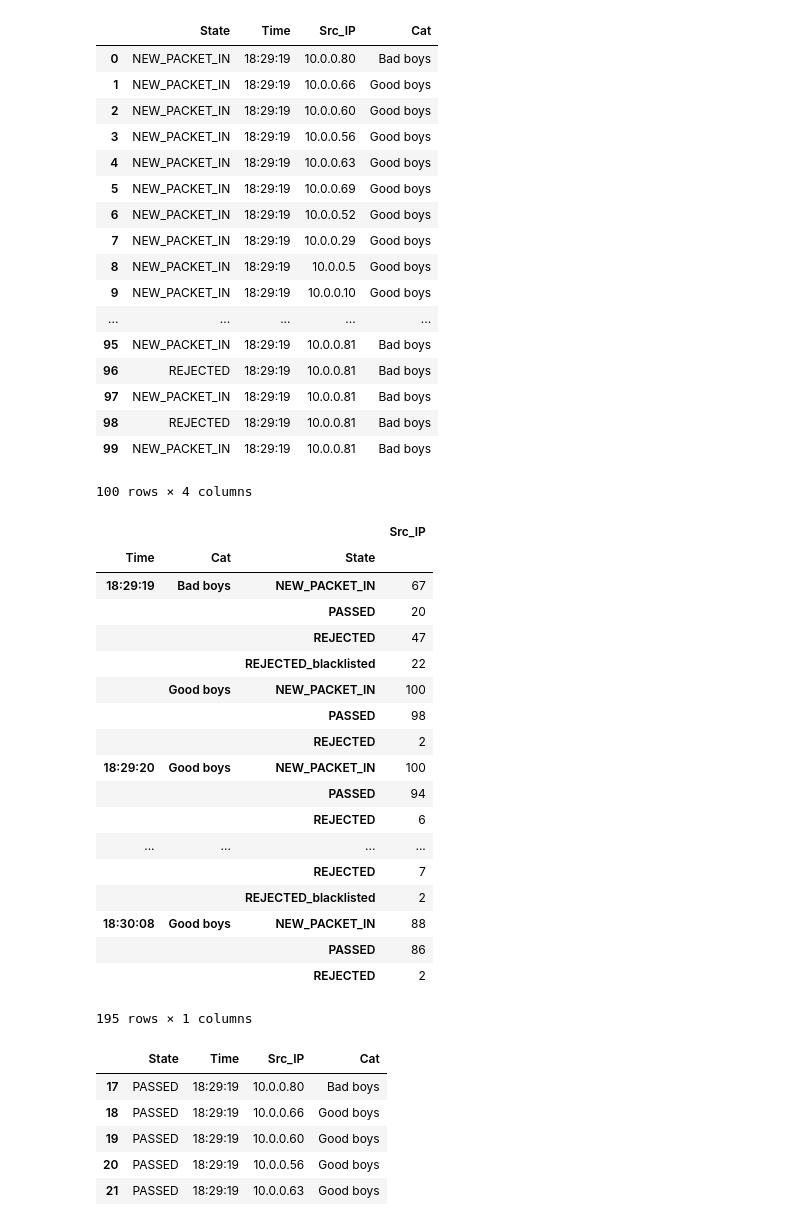
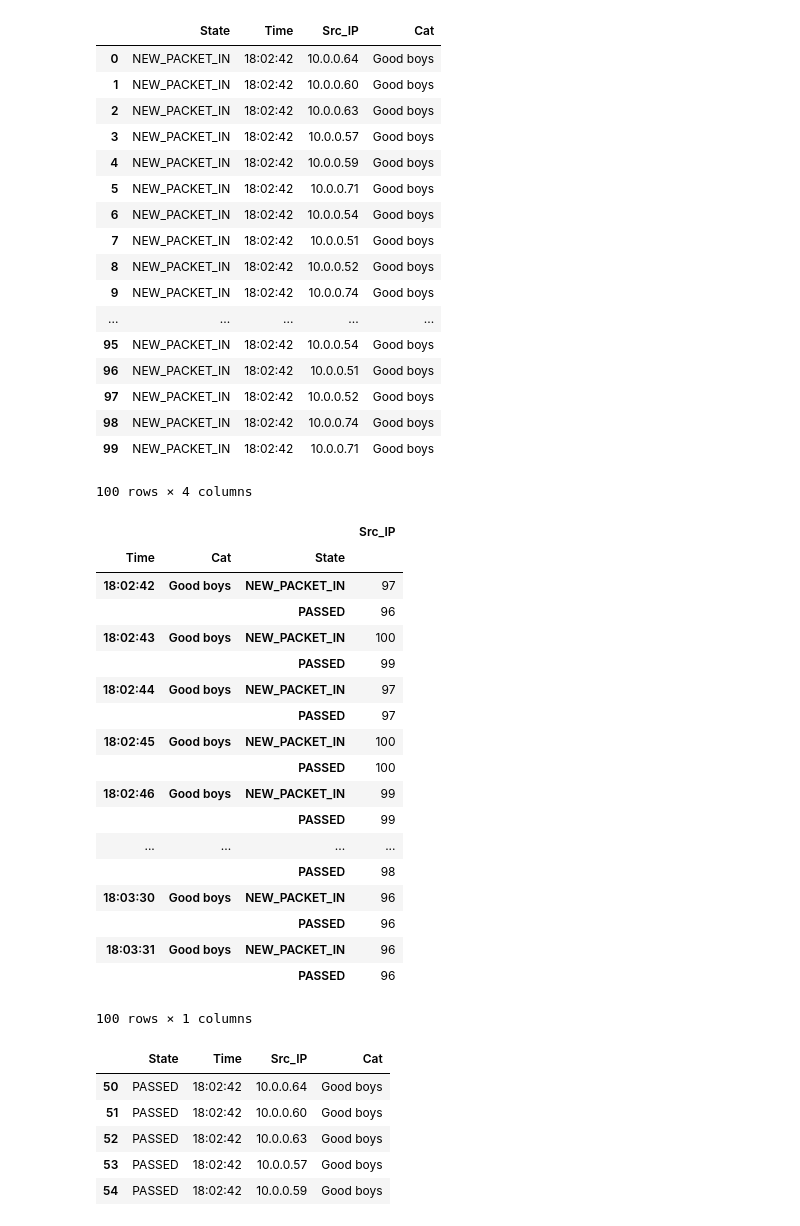
Before and after one commit to BarboraCelesova/DP-SecuritySDN, a Jupyter notebook: makeStatisticsJupyter.ipynb, the cells around one changed output. Saved outputs shown, nothing was run; the diff lists cells and outputs as text; code cells hidden in the pictures.

```diff
--- a/makeStatisticsJupyter.ipynb
+++ b/makeStatisticsJupyter.ipynb
@@ -2,6 +4,7 @@
 import pandas as pd
 import numpy as np
 # %%
-data = pd.read_csv("/home/barbora/PycharmProjects/DP-SecuritySDN/Wave4.txt", delimiter=" ")
+data = pd.read_csv("/home/barbora/PycharmProjects/DP-SecuritySDN/xTS_5_1_Specter.txt", delimiter=" ")
 data.head(10)
+data.groupby('State').sum()
 # %% [output]
@@ -79,20 +71,20 @@ data.loc[data['Src_IP'].isin(['10.0.0.80', '10.0.0.81', '10.0.0.82', '10.0.0.83'
 data.head(100)
 # %% [output]
 |  | State | Time | Src_IP | Cat |
-| 0 | NEW_PACKET_IN | 18:29:19 | 10.0.0.80 | Bad boys |
-| 1 | NEW_PACKET_IN | 18:29:19 | 10.0.0.66 | Good boys |
-| 2 | NEW_PACKET_IN | 18:29:19 | 10.0.0.60 | Good boys |
-| 3 | NEW_PACKET_IN | 18:29:19 | 10.0.0.56 | Good boys |
-| 4 | NEW_PACKET_IN | 18:29:19 | 10.0.0.63 | Good boys |
-| 5 | NEW_PACKET_IN | 18:29:19 | 10.0.0.69 | Good boys |
-| 6 | NEW_PACKET_IN | 18:29:19 | 10.0.0.52 | Good boys |
-| 7 | NEW_PACKET_IN | 18:29:19 | 10.0.0.29 | Good boys |
-| 8 | NEW_PACKET_IN | 18:29:19 | 10.0.0.5 | Good boys |
-| 9 | NEW_PACKET_IN | 18:29:19 | 10.0.0.10 | Good boys |
+| 0 | NEW_PACKET_IN | 18:02:42 | 10.0.0.64 | Good boys |
+| 1 | NEW_PACKET_IN | 18:02:42 | 10.0.0.60 | Good boys |
+| 2 | NEW_PACKET_IN | 18:02:42 | 10.0.0.63 | Good boys |
+| 3 | NEW_PACKET_IN | 18:02:42 | 10.0.0.57 | Good boys |
+| 4 | NEW_PACKET_IN | 18:02:42 | 10.0.0.59 | Good boys |
+| 5 | NEW_PACKET_IN | 18:02:42 | 10.0.0.71 | Good boys |
+| 6 | NEW_PACKET_IN | 18:02:42 | 10.0.0.54 | Good boys |
+| 7 | NEW_PACKET_IN | 18:02:42 | 10.0.0.51 | Good boys |
+| 8 | NEW_PACKET_IN | 18:02:42 | 10.0.0.52 | Good boys |
+| 9 | NEW_PACKET_IN | 18:02:42 | 10.0.0.74 | Good boys |
 | ... | ... | ... | ... | ... |
-| 95 | NEW_PACKET_IN | 18:29:19 | 10.0.0.81 | Bad boys |
-| 96 | REJECTED | 18:29:19 | 10.0.0.81 | Bad boys |
-| 97 | NEW_PACKET_IN | 18:29:19 | 10.0.0.81 | Bad boys |
-| 98 | REJECTED | 18:29:19 | 10.0.0.81 | Bad boys |
-| 99 | NEW_PACKET_IN | 18:29:19 | 10.0.0.81 | Bad boys |
+| 95 | NEW_PACKET_IN | 18:02:42 | 10.0.0.54 | Good boys |
+| 96 | NEW_PACKET_IN | 18:02:42 | 10.0.0.51 | Good boys |
+| 97 | NEW_PACKET_IN | 18:02:42 | 10.0.0.52 | Good boys |
+| 98 | NEW_PACKET_IN | 18:02:42 | 10.0.0.74 | Good boys |
+| 99 | NEW_PACKET_IN | 18:02:42 | 10.0.0.71 | Good boys |
 100 rows × 4 columns
@@ -104,34 +93,34 @@ data.groupby(['Time', 'Cat', 'State']).count()
 # %% [output]
 |  |  |  | Src_IP |
 | Time | Cat | State |  |
-| 18:29:19 | Bad boys | NEW_PACKET_IN | 67 |
-|  |  | PASSED | 20 |
-|  |  | REJECTED | 47 |
-|  |  | REJECTED_blacklisted | 22 |
-|  | Good boys | NEW_PACKET_IN | 100 |
+| 18:02:42 | Good boys | NEW_PACKET_IN | 97 |
+|  |  | PASSED | 96 |
+| 18:02:43 | Good boys | NEW_PACKET_IN | 100 |
+|  |  | PASSED | 99 |
+| 18:02:44 | Good boys | NEW_PACKET_IN | 97 |
+|  |  | PASSED | 97 |
+| 18:02:45 | Good boys | NEW_PACKET_IN | 100 |
+|  |  | PASSED | 100 |
+| 18:02:46 | Good boys | NEW_PACKET_IN | 99 |
+|  |  | PASSED | 99 |
+| ... | ... | ... | ... |
 |  |  | PASSED | 98 |
-|  |  | REJECTED | 2 |
-| 18:29:20 | Good boys | NEW_PACKET_IN | 100 |
-|  |  | PASSED | 94 |
-|  |  | REJECTED | 6 |
-| ... | ... | ... | ... |
-|  |  | REJECTED | 7 |
-|  |  | REJECTED_blacklisted | 2 |
-| 18:30:08 | Good boys | NEW_PACKET_IN | 88 |
-|  |  | PASSED | 86 |
-|  |  | REJECTED | 2 |
+| 18:03:30 | Good boys | NEW_PACKET_IN | 96 |
+|  |  | PASSED | 96 |
+| 18:03:31 | Good boys | NEW_PACKET_IN | 96 |
+|  |  | PASSED | 96 |
-195 rows × 1 columns
+100 rows × 1 columns
 # %%
 # sel_data = data.loc[(data['State'] == 'PASSED') | (data['State'] == 'REJECTED')]
-sel_data = data.loc[(data['State'].isin(['PASSED', 'REJECTED', 'REJECTED_blacklisted', 'REJECTED_POP']))]
+sel_data = data.loc[(data['State'].isin(['PASSED', 'REJECTED', 'REJECTED_blacklisted', 'REJECTED_POP', 'REJECTED_SERVICE_RATE_EXCEEDED']))]
 sel_data.head()
 # %% [output]
 |  | State | Time | Src_IP | Cat |
-| 17 | PASSED | 18:29:19 | 10.0.0.80 | Bad boys |
-| 18 | PASSED | 18:29:19 | 10.0.0.66 | Good boys |
-| 19 | PASSED | 18:29:19 | 10.0.0.60 | Good boys |
-| 20 | PASSED | 18:29:19 | 10.0.0.56 | Good boys |
-| 21 | PASSED | 18:29:19 | 10.0.0.63 | Good boys |
+| 50 | PASSED | 18:02:42 | 10.0.0.64 | Good boys |
+| 51 | PASSED | 18:02:42 | 10.0.0.60 | Good boys |
+| 52 | PASSED | 18:02:42 | 10.0.0.63 | Good boys |
+| 53 | PASSED | 18:02:42 | 10.0.0.57 | Good boys |
+| 54 | PASSED | 18:02:42 | 10.0.0.59 | Good boys |
 # %%
 sel_data.groupby(['State','Cat']).count()
 # %% [output]
```
Also changed, not shown: parts of 20 cells of this notebook, 4 other files.
